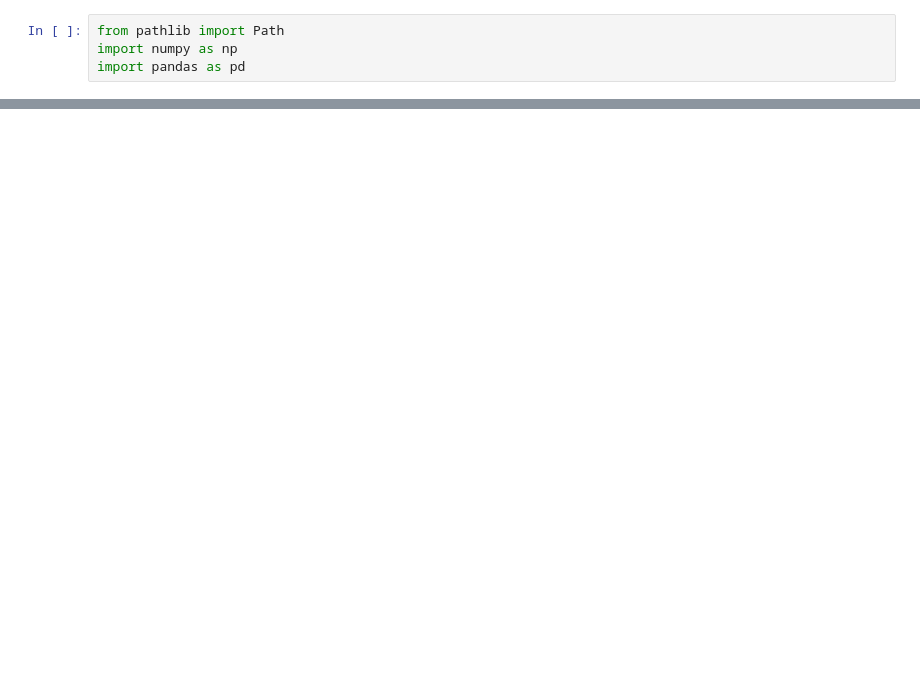
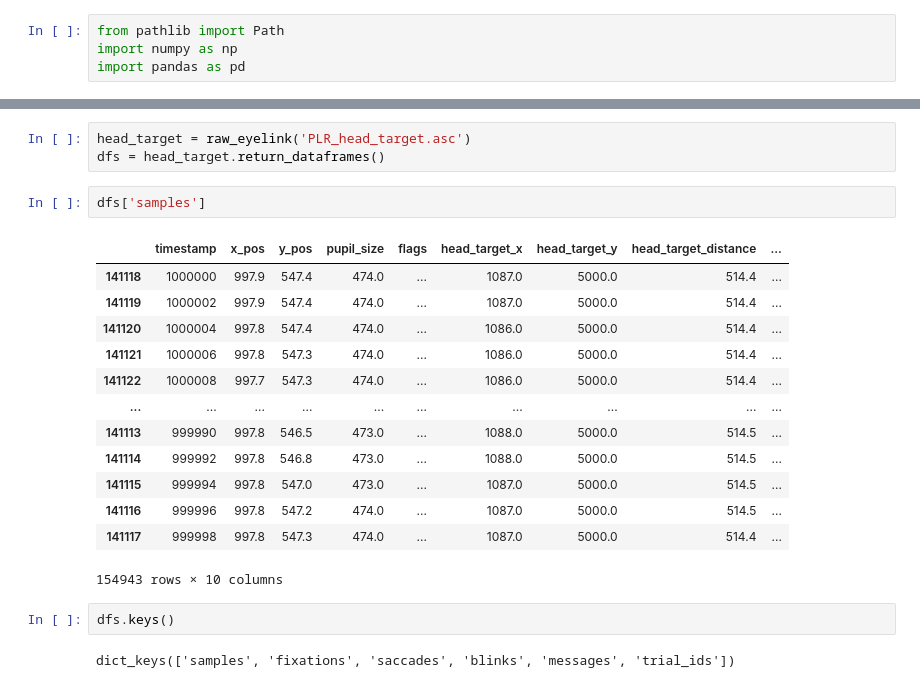
Before and after one commit to dsrishyla/asc_parser, a Jupyter notebook: eyelink_asc_parser.ipynb, the cells around one changed output, grey strips where cells are left out. Cells and saved outputs as stored; diff of their text form; blank space fills up the shorter version.

```diff
--- a/eyelink_asc_parser.ipynb
+++ b/eyelink_asc_parser.ipynb
@@ -99,0 +479,23 @@ antisaccade_diksha.to_dataframe()
+# %%
+head_target = raw_eyelink('PLR_head_target.asc')
+dfs = head_target.return_dataframes()
+# %%
+dfs['samples']
+# %% [output]
+|  | timestamp | x_pos | y_pos | pupil_size | flags | head_target_x | head_target_y | head_target_distance | ... |
+| 141118 | 1000000 | 997.9 | 547.4 | 474.0 | ... | 1087.0 | 5000.0 | 514.4 | ... |
+| 141119 | 1000002 | 997.9 | 547.4 | 474.0 | ... | 1087.0 | 5000.0 | 514.4 | ... |
+| 141120 | 1000004 | 997.8 | 547.4 | 474.0 | ... | 1086.0 | 5000.0 | 514.4 | ... |
+| 141121 | 1000006 | 997.8 | 547.3 | 474.0 | ... | 1086.0 | 5000.0 | 514.4 | ... |
+| 141122 | 1000008 | 997.7 | 547.3 | 474.0 | ... | 1086.0 | 5000.0 | 514.4 | ... |
+| ... | ... | ... | ... | ... | ... | ... | ... | ... | ... |
+| 141113 | 999990 | 997.8 | 546.5 | 473.0 | ... | 1088.0 | 5000.0 | 514.5 | ... |
+| 141114 | 999992 | 997.8 | 546.8 | 473.0 | ... | 1088.0 | 5000.0 | 514.5 | ... |
+| 141115 | 999994 | 997.8 | 547.0 | 473.0 | ... | 1087.0 | 5000.0 | 514.5 | ... |
+| 141116 | 999996 | 997.8 | 547.2 | 474.0 | ... | 1087.0 | 5000.0 | 514.5 | ... |
+| 141117 | 999998 | 997.8 | 547.3 | 474.0 | ... | 1087.0 | 5000.0 | 514.4 | ... |
+154943 rows × 10 columns
+# %%
+dfs.keys()
+# %% [output]
+dict_keys(['samples', 'fixations', 'saccades', 'blinks', 'messages', 'trial_ids'])
```
Also changed, not shown: parts of 24 cells of this notebook.
